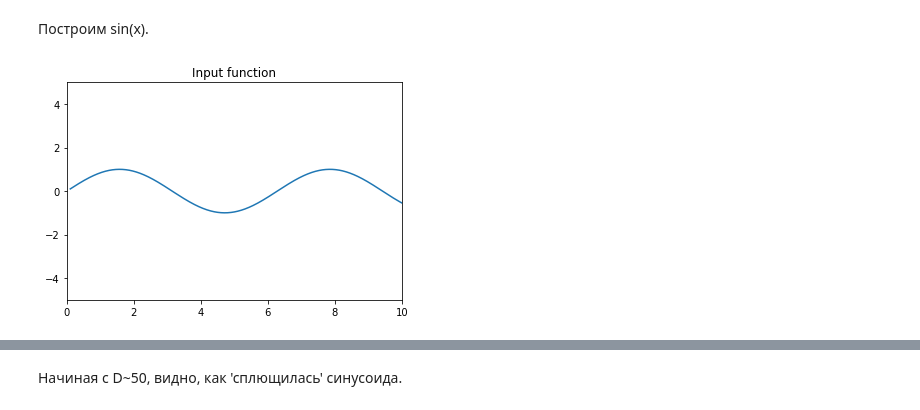
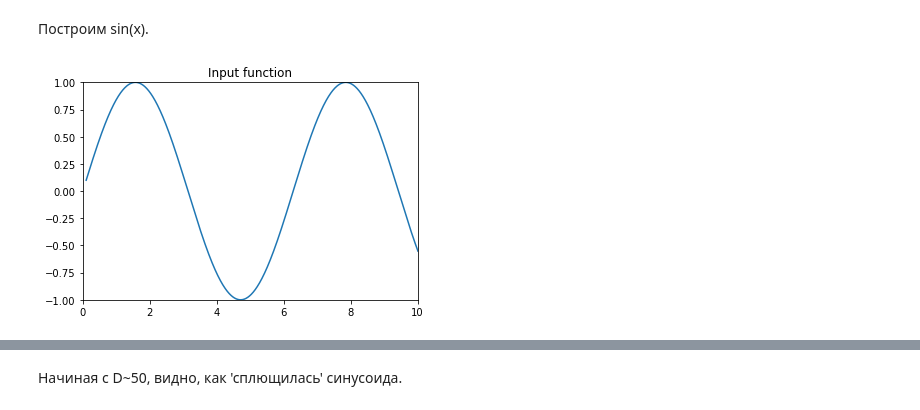
Before and after one commit to mary3000/mipt-2017-algorithm, a Jupyter notebook: task-4-C/Fourie.ipynb, the cells around one changed output, grey strips where cells are left out. Cells and saved outputs as stored; diff of their text form; code cells hidden in the pictures.

```diff
--- a/task-4-C/Fourie.ipynb
+++ b/task-4-C/Fourie.ipynb
@@ -143,9 +143,9 @@ fft_experiment(fft, axis, 900)
 # %%
 def f(x):
     return np.sin(x)
 
-axis = [0, 10, -5, 5]
+axis = [0, 10, f(-np.pi/2), f(np.pi/2)]
 f_printer = print_fft(f)
 fft = f_printer(axis)
 # %% [output]
-[figure, old version]
+[figure, new version]
```
Also changed, not shown: parts of 8 cells of this notebook.
